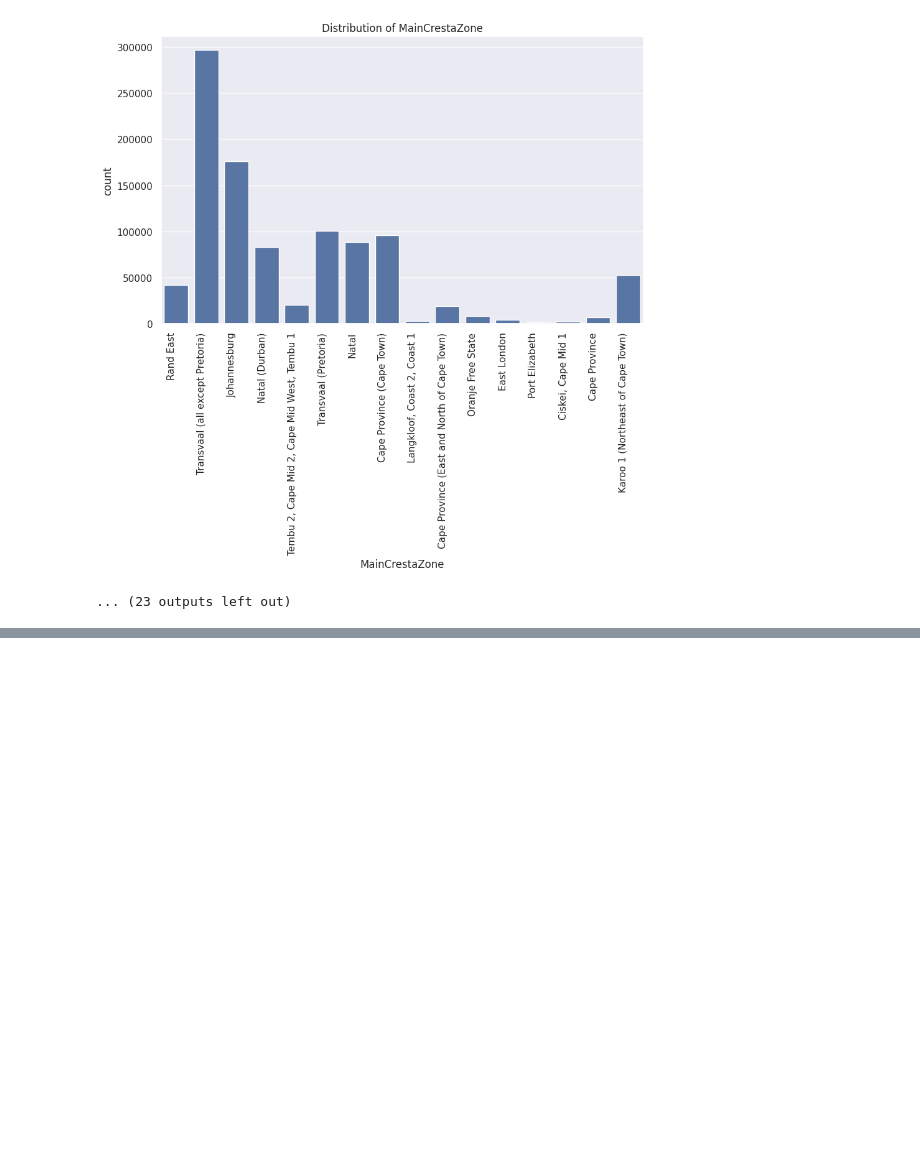
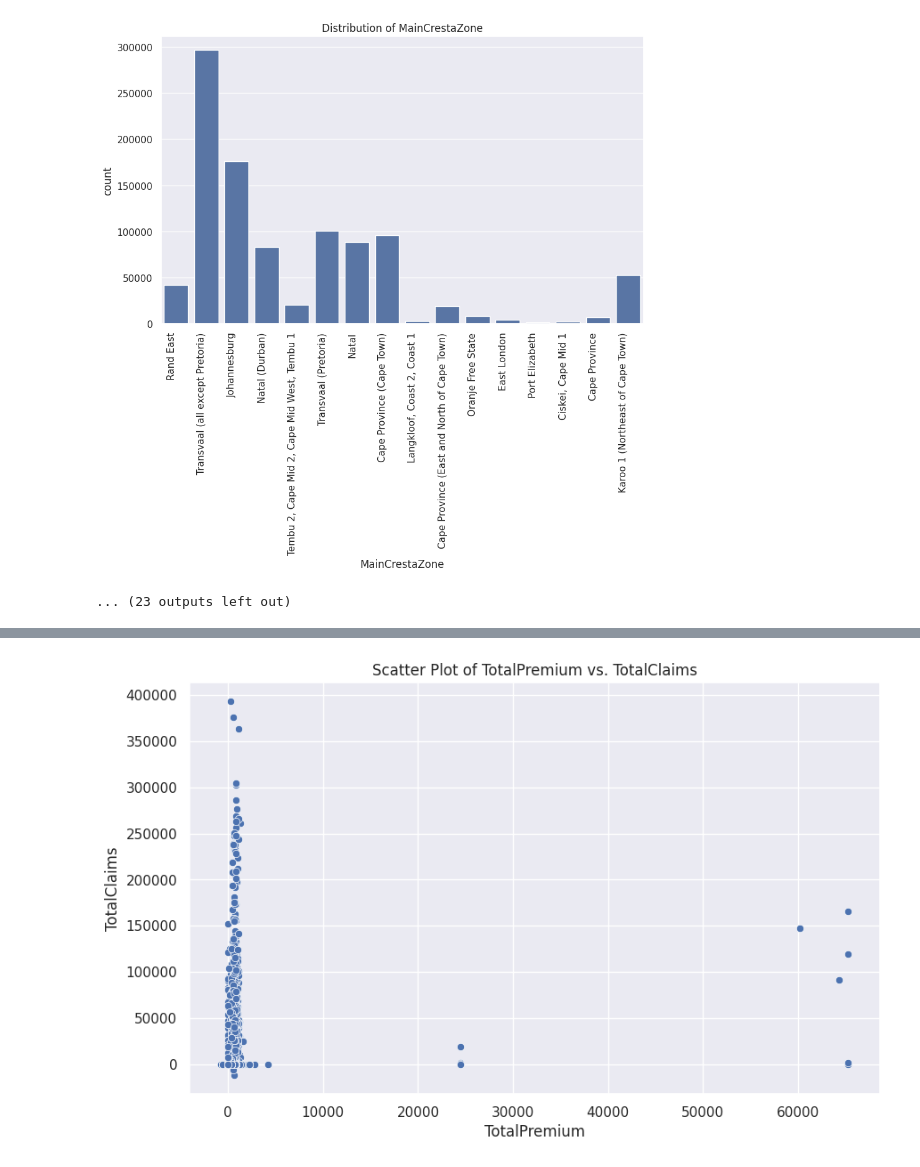
Before and after one commit to GetieBalew24/AlphaCare_Insurance_Solutions, a Jupyter notebook: notebooks/Descriptive_data_analysis.ipynb, the cells around one changed output, grey strips where cells are left out. Saved outputs shown, nothing was run; the diff lists cells and outputs as text; code cells hidden in the pictures; blank space fills up the shorter version.

```diff
--- a/notebooks/Descriptive_data_analysis.ipynb
+++ b/notebooks/Descriptive_data_analysis.ipynb
@@ -208,0 +221,4 @@ eda.plot_bar_charts(df,categorical_cols)
+# %%
+eda.scatter_plot(df,'TotalPremium', 'TotalClaims')
+# %% [output]
+[figure, added]
```
Also changed, not shown: parts of 3 cells of this notebook, 1 other file.
